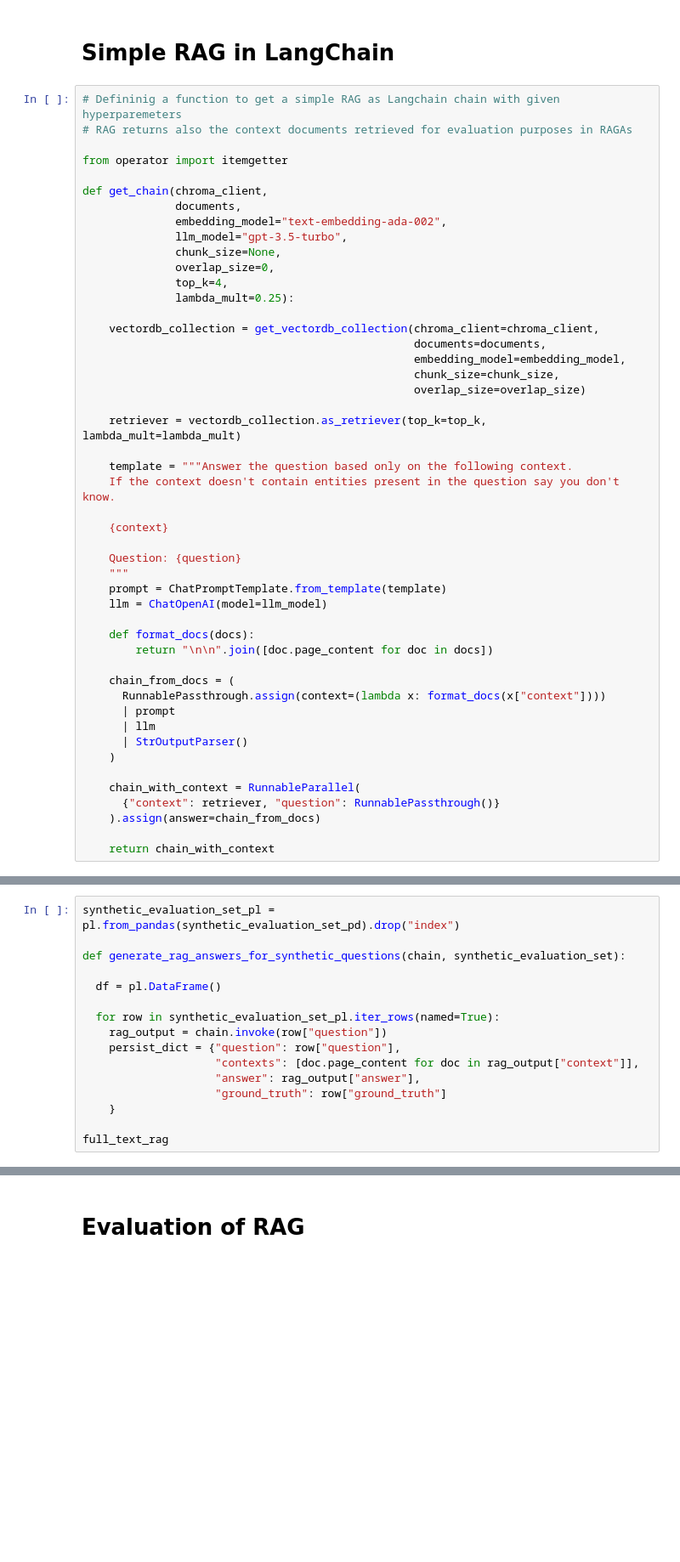
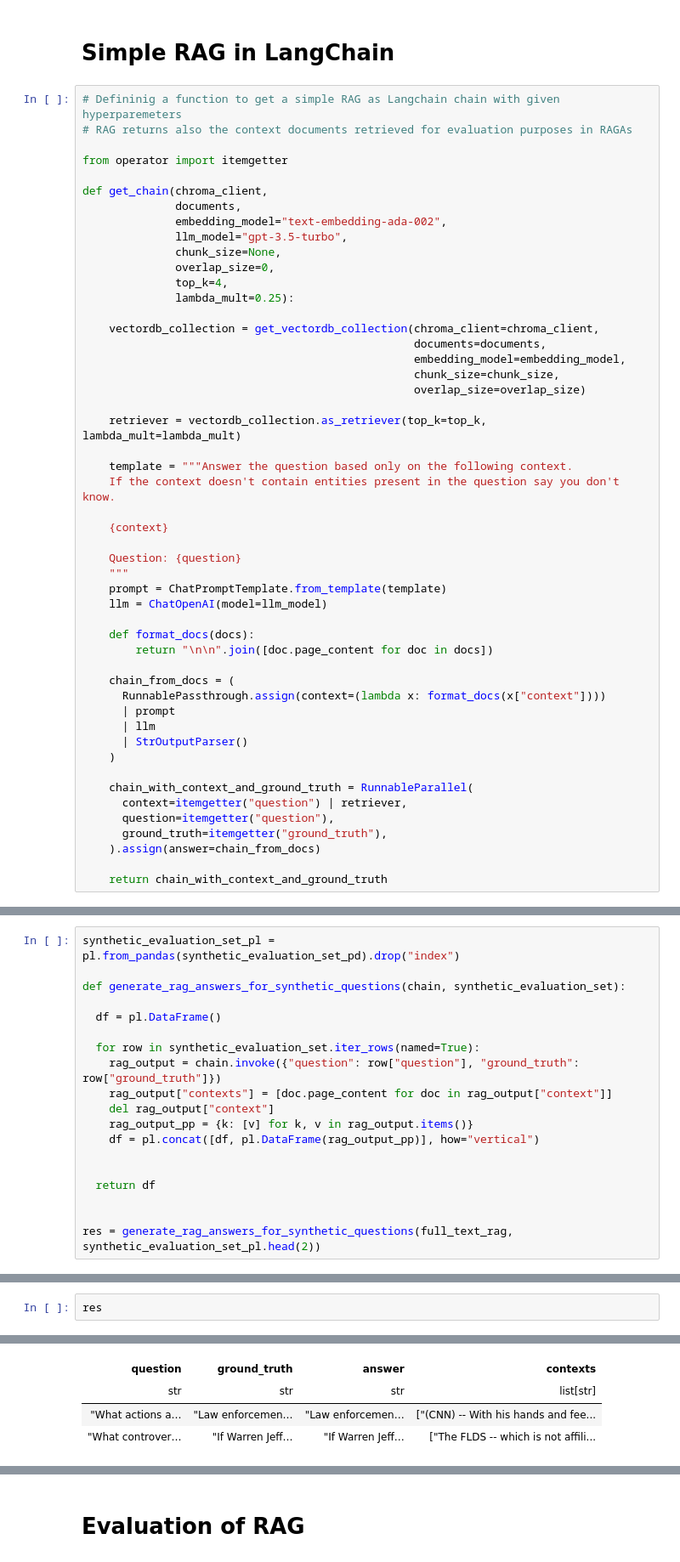
Before and after one commit to gox6/colab-demos, a Jupyter notebook: rags/evaluate-rags-rigorously-or-perish.ipynb, the cells around one changed output, grey strips where cells are left out. Shown at 85% size. Drawn from its saved outputs; the diff is of its cells as text; blank space fills up the shorter version.

```diff
--- a/rags/evaluate-rags-rigorously-or-perish.ipynb
+++ b/rags/evaluate-rags-rigorously-or-perish.ipynb
@@ -361,11 +359,13 @@ def get_chain(chroma_client,
       | StrOutputParser()
     )
 
-    chain_with_context = RunnableParallel(
-      {"context": retriever, "question": RunnablePassthrough()}
+    chain_with_context_and_ground_truth = RunnableParallel(
+      context=itemgetter("question") | retriever,
+      question=itemgetter("question"),
+      ground_truth=itemgetter("ground_truth"),
     ).assign(answer=chain_from_docs)
 
-    return chain_with_context
+    return chain_with_context_and_ground_truth
 # %%
 chroma_client.list_collections()
 # %% [output]
@@ -397,12 +402,15 @@ def generate_rag_answers_for_synthetic_questions(chain, synthetic_evaluation_set
 
   df = pl.DataFrame()
 
-  for row in synthetic_evaluation_set_pl.iter_rows(named=True):
-    rag_output = chain.invoke(row["question"])
-    persist_dict = {"question": row["question"],
-                    "contexts": [doc.page_content for doc in rag_output["context"]],
-                    "answer": rag_output["answer"],
-                    "ground_truth": row["ground_truth"]
-    }
+  for row in synthetic_evaluation_set.iter_rows(named=True):
+    rag_output = chain.invoke({"question": row["question"], "ground_truth": row["ground_truth"]})
+    rag_output["contexts"] = [doc.page_content for doc in rag_output["context"]]
+    del rag_output["context"]
+    rag_output_pp = {k: [v] for k, v in rag_output.items()}
+    df = pl.concat([df, pl.DataFrame(rag_output_pp)], how="vertical")
 
-full_text_rag
+
+  return df
+
+
+res = generate_rag_answers_for_synthetic_questions(full_text_rag, synthetic_evaluation_set_pl.head(2))
@@ -426,0 +417,3 @@ full_text_rag
+# %%
+res
+# %% [output]
@@ -426,0 +421,4 @@ full_text_rag
+| question | ground_truth | answer | contexts |
+| str | str | str | list[str] |
+| "What actions a… | "Law enforcemen… | "Law enforcemen… | ["(CNN) -- With his hands and fee... |
+| "What controver… | "If Warren Jeff… | "If Warren Jeff… | ["The FLDS -- which is not affili... |
```
Also changed, not shown: parts of 14 cells of this notebook.
